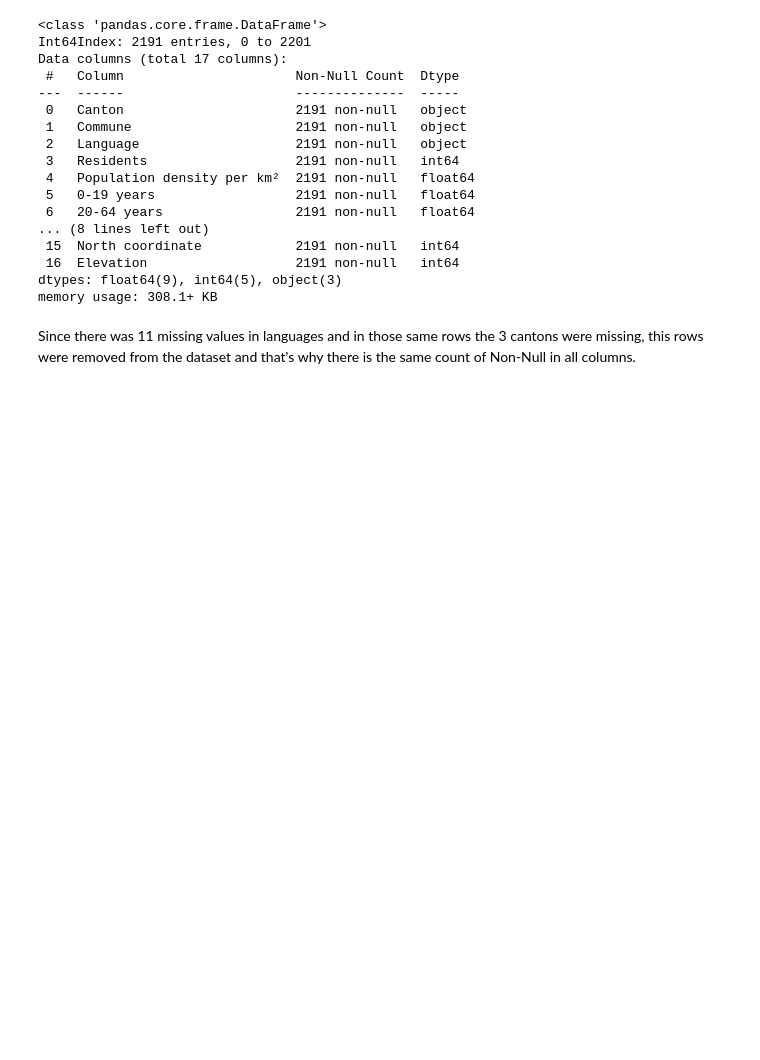
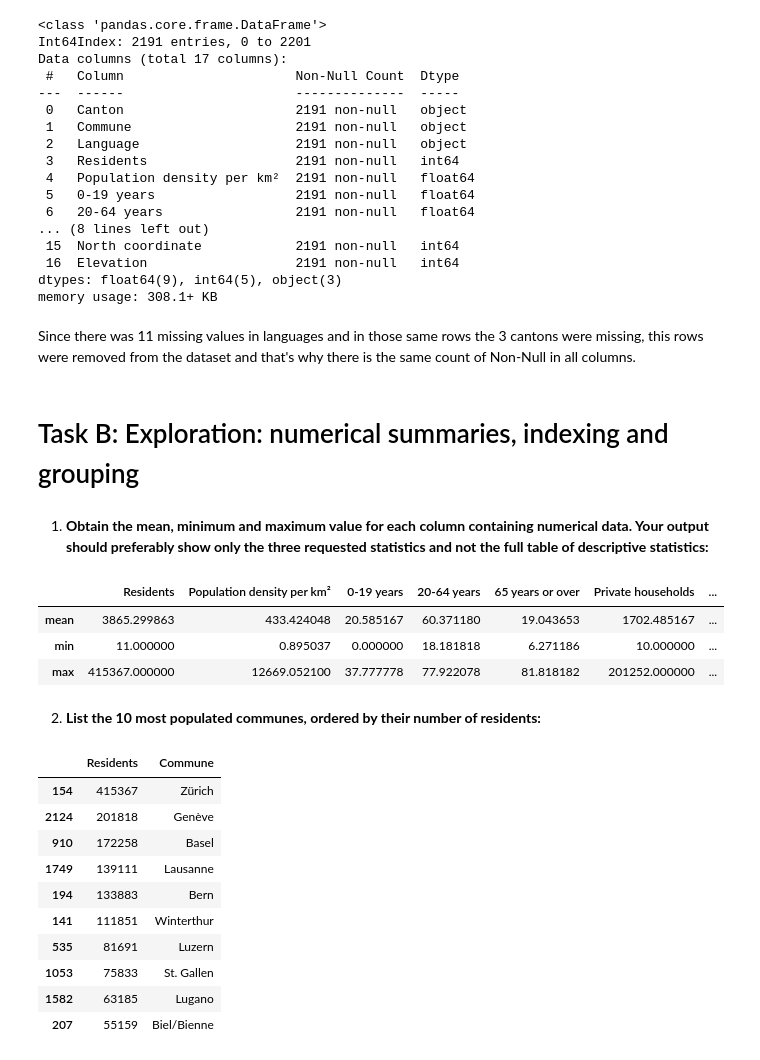
Before and after one commit to maharhandi/Intro_data_analysis, a Jupyter notebook: communes_solution.ipynb, the cells around one changed output. Saved outputs shown, nothing was run; the diff lists cells and outputs as text; code cells hidden in the pictures; blank space fills up the shorter version.

```diff
--- a/communes_solution.ipynb
+++ b/communes_solution.ipynb
@@ -154,3 +154,32 @@ dtypes: float64(9), int64(5), object(3)
 memory usage: 308.1+ KB
 # %% [markdown]
 Since there was 11 missing values in languages and in those same rows the 3 cantons were missing, this rows were removed from the dataset and that's why there is the same count of Non-Null in all columns.
+# %% [markdown]
+# Task B: Exploration: numerical summaries, indexing and grouping
+# %% [markdown]
+1. **Obtain the mean, minimum and maximum value for each column containing numerical data. Your output should preferably show only the three requested statistics and not the full table of descriptive statistics:**
+# %%
+df.describe().loc[["mean", "min", "max"]]
+# %% [output]
+|  | Residents | Population density per km² | 0-19 years | 20-64 years | 65 years or over | Private households | ... |
+| mean | 3865.299863 | 433.424048 | 20.585167 | 60.371180 | 19.043653 | 1702.485167 | ... |
+| min | 11.000000 | 0.895037 | 0.000000 | 18.181818 | 6.271186 | 10.000000 | ... |
+| max | 415367.000000 | 12669.052100 | 37.777778 | 77.922078 | 81.818182 | 201252.000000 | ... |
+# %% [markdown]
+2. **List the 10 most populated communes, ordered by their number of residents:**
+# %%
+df_rez= df[["Residents", "Commune"]].copy()
+df_top_rez= df_rez.sort_values("Residents", ascending=False).head(10).copy()
+df_top_rez
+# %% [output]
+|  | Residents | Commune |
+| 154 | 415367 | Zürich |
+| 2124 | 201818 | Genève |
+| 910 | 172258 | Basel |
+| 1749 | 139111 | Lausanne |
+| 194 | 133883 | Bern |
+| 141 | 111851 | Winterthur |
+| 535 | 81691 | Luzern |
+| 1053 | 75833 | St. Gallen |
+| 1582 | 63185 | Lugano |
+| 207 | 55159 | Biel/Bienne |
```
Also changed, not shown: parts of 18 cells of this notebook, 26 other files.
